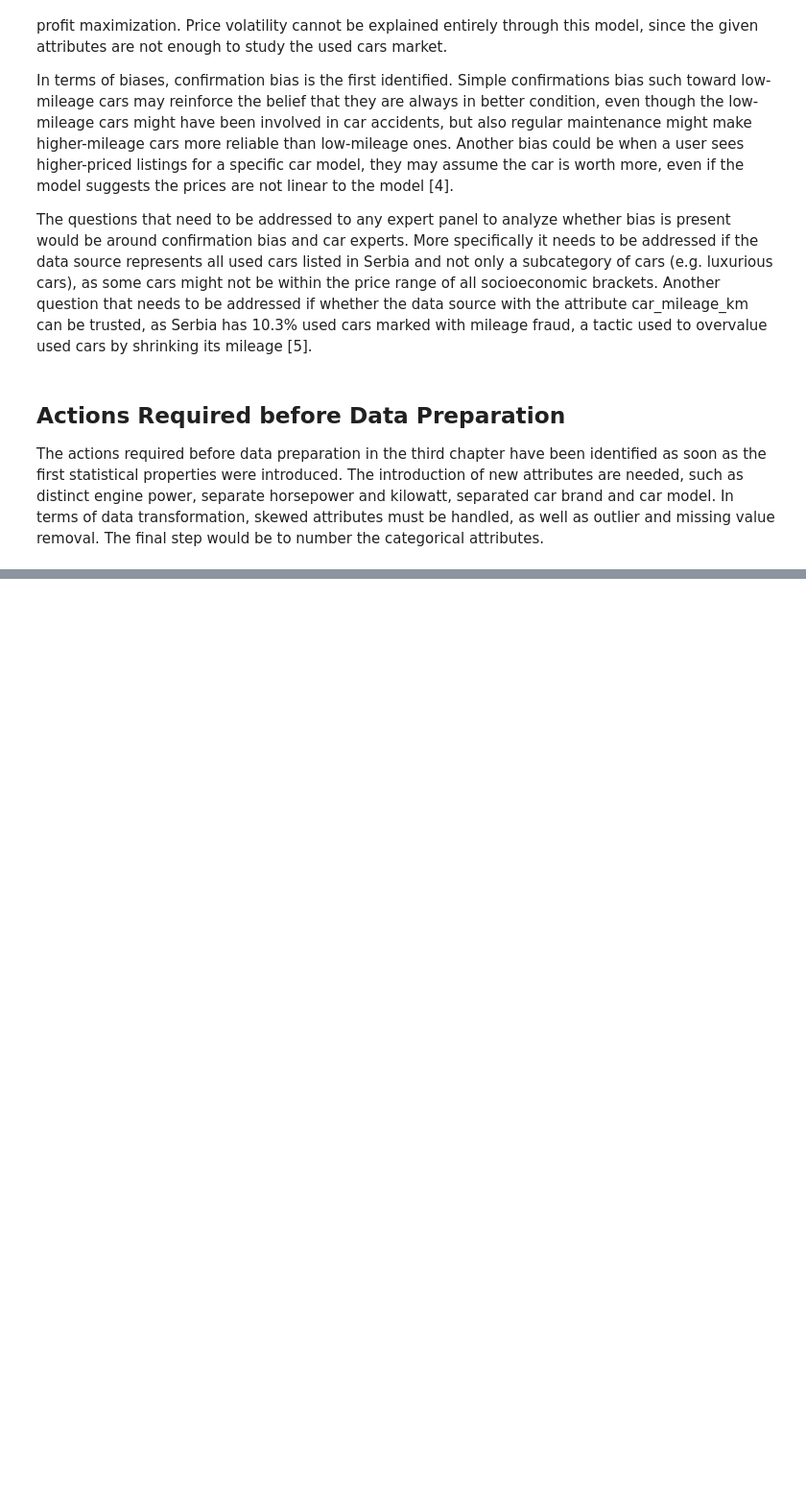
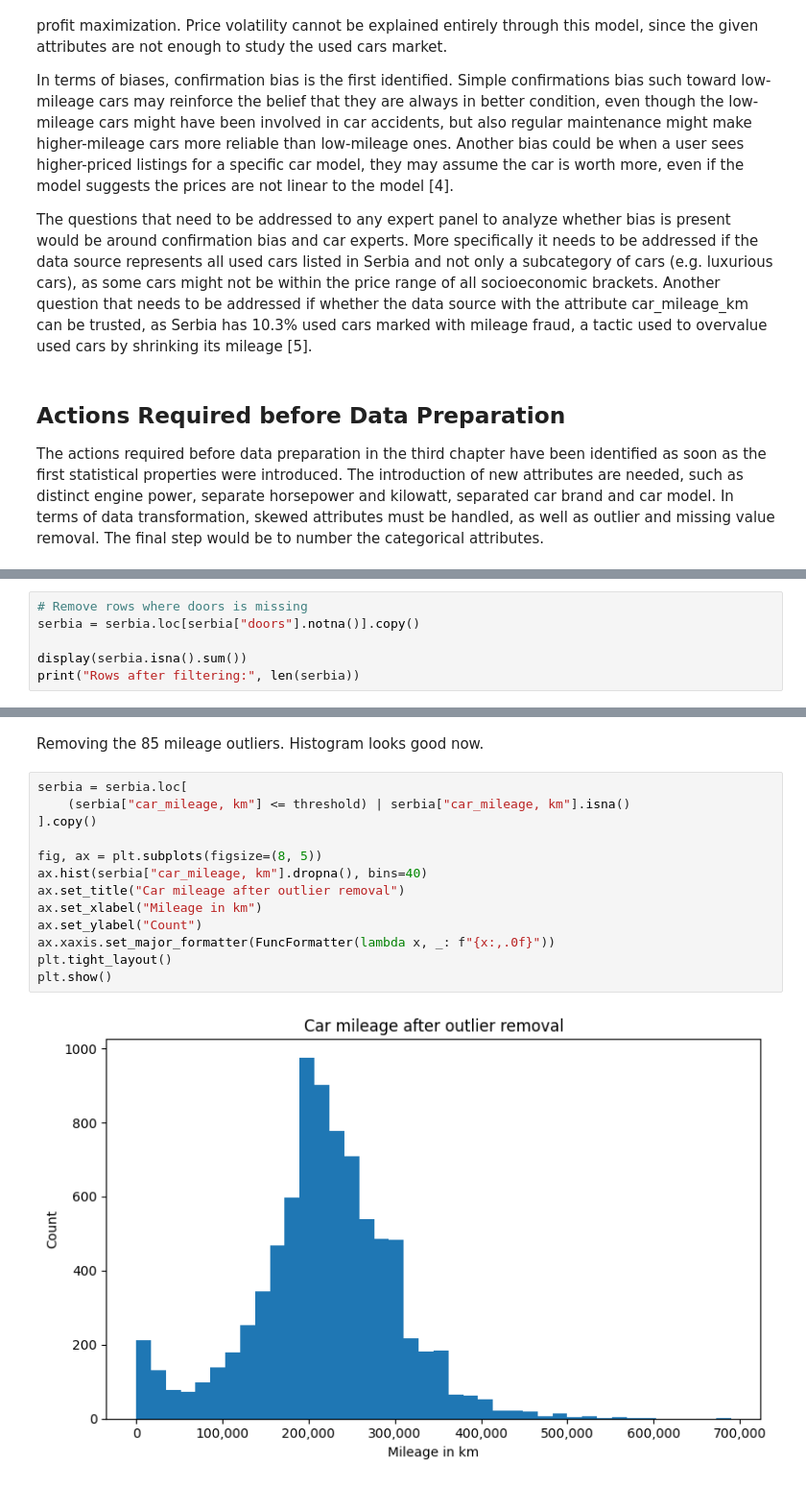
Before and after one commit to papadopoules/marketplace-price-prediction, a Jupyter notebook: marketplace-analysis.ipynb, the cells around one changed output, grey strips where cells are left out. Shown at 96% size. Saved outputs shown, nothing was run; the diff lists cells and outputs as text; blank space fills up the shorter version.

```diff
--- a/marketplace-analysis.ipynb
+++ b/marketplace-analysis.ipynb
@@ -143,0 +275,6 @@ The actions required before data preparation in the third chapter have been iden
+# %%
+# Remove rows where doors is missing
+serbia = serbia.loc[serbia["doors"].notna()].copy()
+
+display(serbia.isna().sum())
+print("Rows after filtering:", len(serbia))
@@ -143,0 +577,17 @@ The actions required before data preparation in the third chapter have been iden
+# %% [markdown]
+Removing the 85 mileage outliers. Histogram looks good now.
+# %%
+serbia = serbia.loc[
+    (serbia["car_mileage, km"] <= threshold) | serbia["car_mileage, km"].isna()
+].copy()
+
+fig, ax = plt.subplots(figsize=(8, 5))
+ax.hist(serbia["car_mileage, km"].dropna(), bins=40)
+ax.set_title("Car mileage after outlier removal")
+ax.set_xlabel("Mileage in km")
+ax.set_ylabel("Count")
+ax.xaxis.set_major_formatter(FuncFormatter(lambda x, _: f"{x:,.0f}"))
+plt.tight_layout()
+plt.show()
+# %% [output]
+[figure, added]
```
Also changed, not shown: parts of 92 cells of this notebook.
